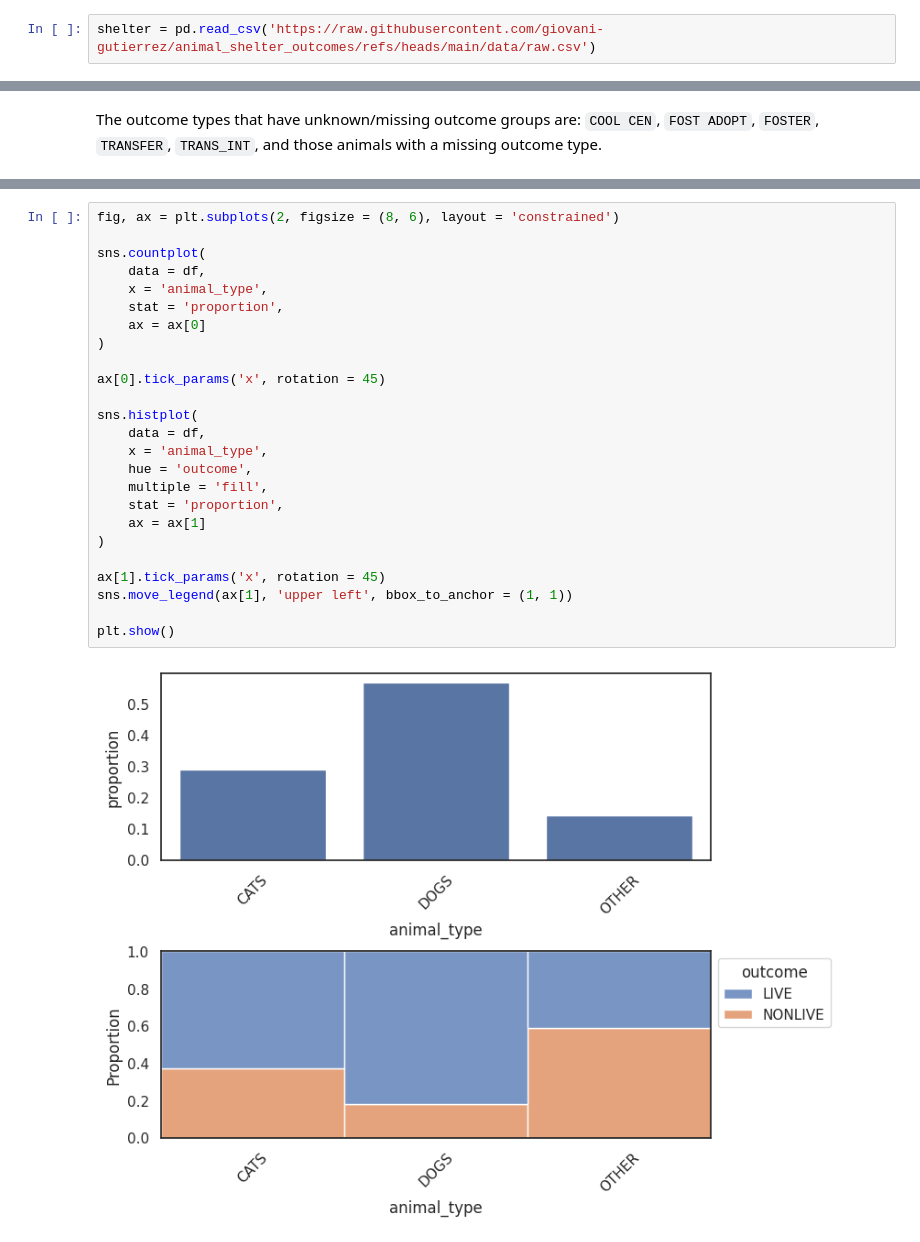
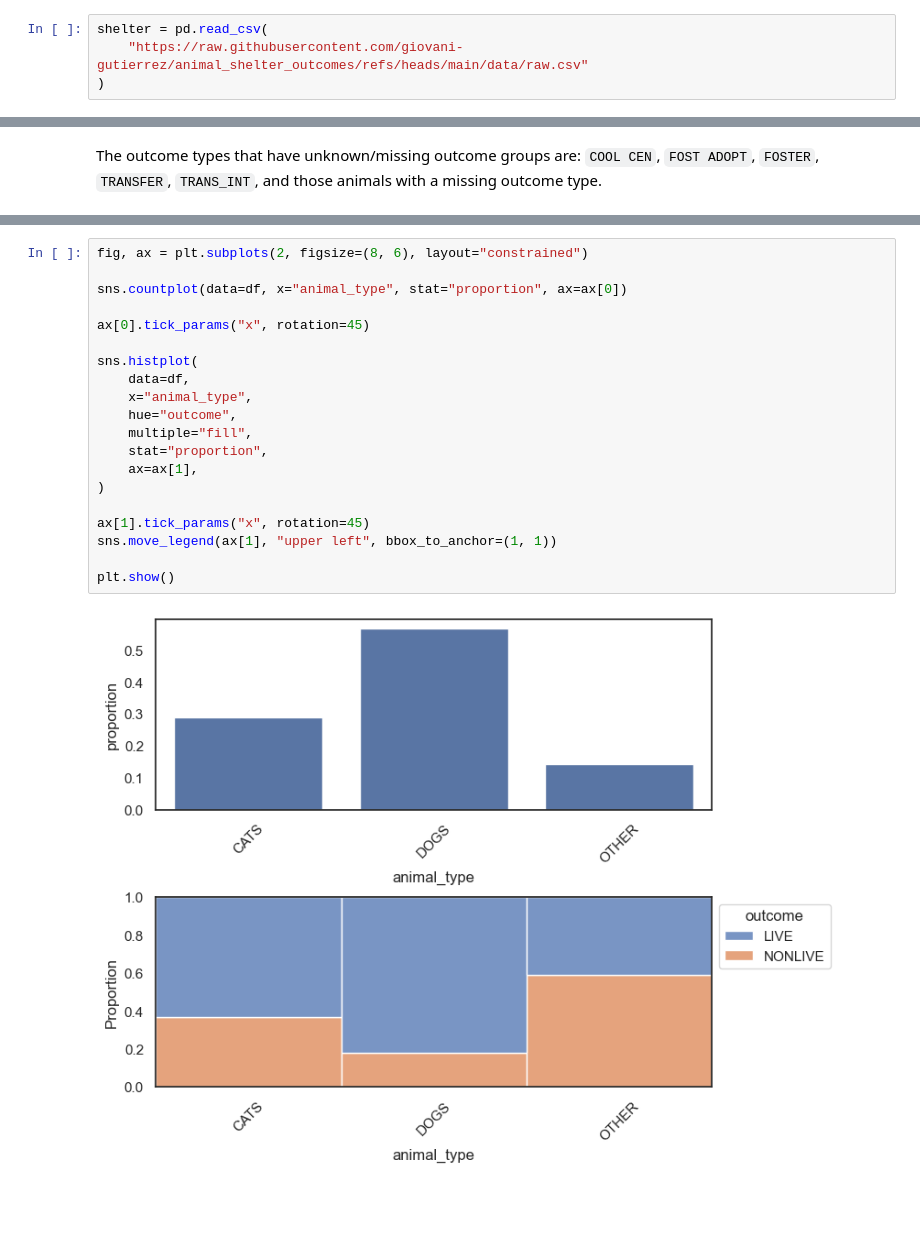
Before and after one commit to giovani-gutierrez/animal_shelter_outcomes, a Jupyter notebook: notebooks/01_eda.ipynb, the cells around one changed output, grey strips where cells are left out. Cells and saved outputs as stored; diff of their text form; blank space fills up the shorter version.

```diff
--- a/notebooks/01_eda.ipynb
+++ b/notebooks/01_eda.ipynb
@@ -13,5 +13,7 @@ sns.set_theme(style = 'white')
 # %%
-shelter = pd.read_csv('https://raw.githubusercontent.com/giovani-gutierrez/animal_shelter_outcomes/refs/heads/main/data/raw.csv')
+shelter = pd.read_csv(
+    "https://raw.githubusercontent.com/giovani-gutierrez/animal_shelter_outcomes/refs/heads/main/data/raw.csv"
+)
 # %%
 shelter.info()
 # %% [output]
@@ -385,27 +362,22 @@ plt.show()
 # %%
-fig, ax = plt.subplots(2, figsize = (8, 6), layout = 'constrained')
+fig, ax = plt.subplots(2, figsize=(8, 6), layout="constrained")
 
-sns.countplot(
-    data = df,
-    x = 'animal_type',
-    stat = 'proportion',
-    ax = ax[0]
+sns.countplot(data=df, x="animal_type", stat="proportion", ax=ax[0])
+
+ax[0].tick_params("x", rotation=45)
+
+sns.histplot(
+    data=df,
+    x="animal_type",
+    hue="outcome",
+    multiple="fill",
+    stat="proportion",
+    ax=ax[1],
 )
 
-ax[0].tick_params('x', rotation = 45)
-
-sns.histplot(
-    data = df,
-    x = 'animal_type',
-    hue = 'outcome',
-    multiple = 'fill',
-    stat = 'proportion',
-    ax = ax[1]
-)
-
-ax[1].tick_params('x', rotation = 45)
-sns.move_legend(ax[1], 'upper left', bbox_to_anchor = (1, 1))
+ax[1].tick_params("x", rotation=45)
+sns.move_legend(ax[1], "upper left", bbox_to_anchor=(1, 1))
 
 plt.show()
 # %% [output]
-[figure, old version]
+[figure, new version]
```
Also changed, not shown: parts of 26 cells of this notebook.
